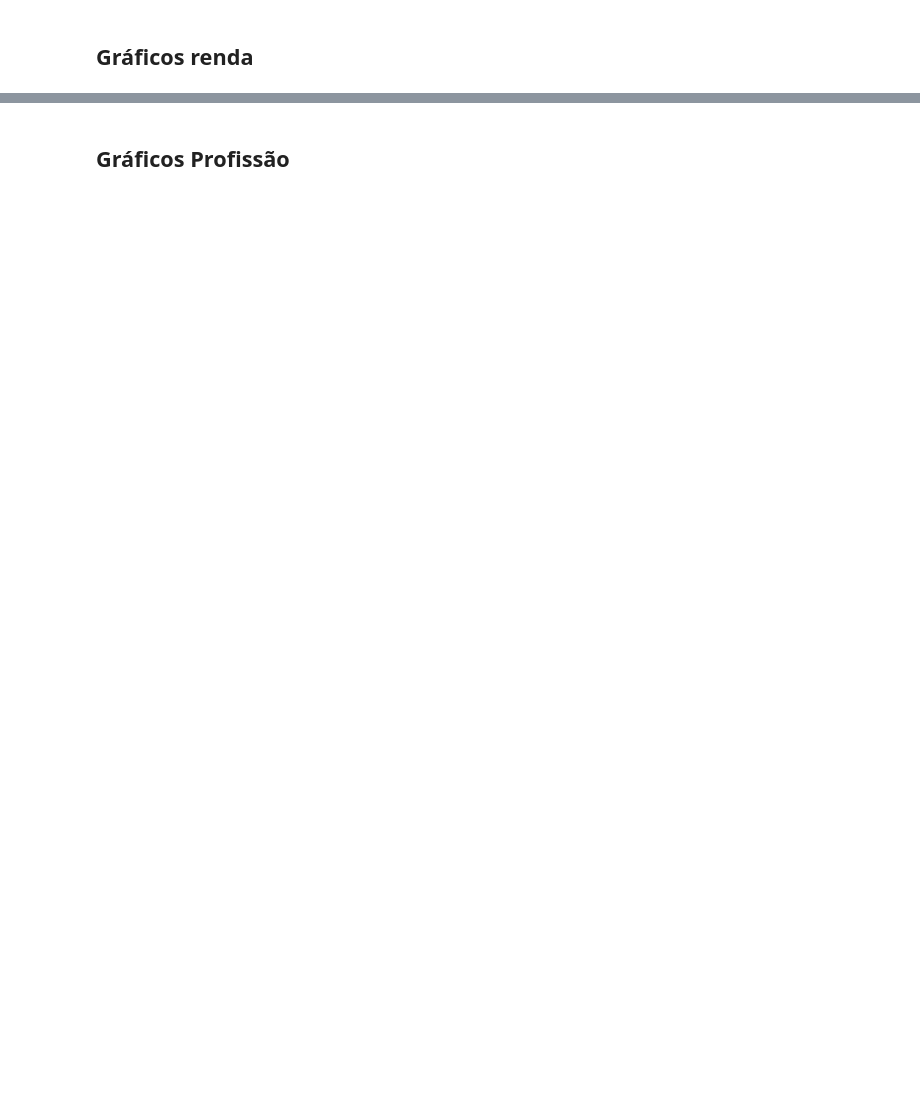
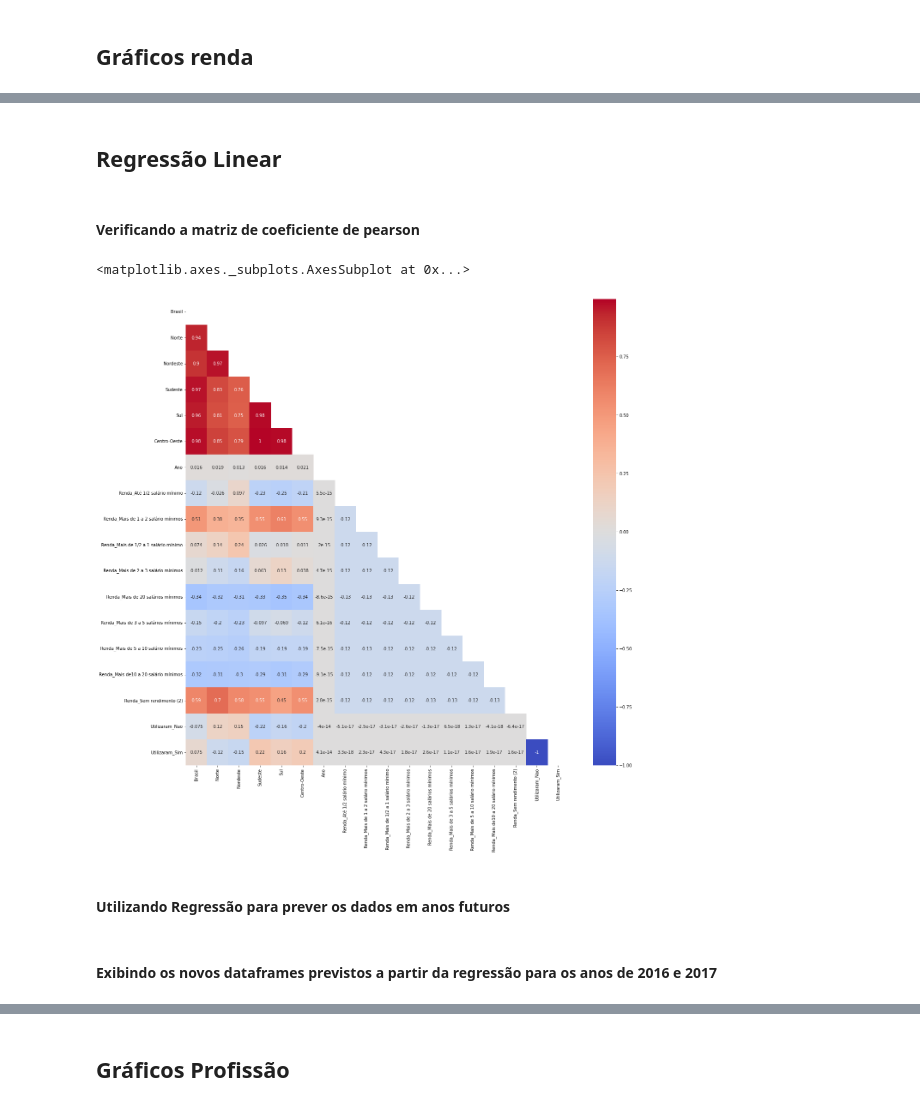
Before and after one commit to saulo-miranda/Projeto-CCF425-Acesso-a-internet-e-posse-de-celular, a Jupyter notebook: TPDADOS_pt2.ipynb, the cells around one changed output, grey strips where cells are left out. Drawn from its saved outputs; the diff is of its cells as text; code cells hidden in the pictures; blank space fills up the shorter version.

```diff
--- a/TPDADOS_pt2.ipynb
+++ b/TPDADOS_pt2.ipynb
@@ -1514,0 +1630,25 @@ plt.show()
+# %% [markdown]
+## Regressão Linear
+# %% [markdown]
+#### Verificando a matriz de coeficiente de pearson
+# %%
+df1 = dfs_renda[0].copy()
+df2 = dfs_renda[1].copy()
+df3 = dfs_renda[2].copy()
+df1.insert(8,"Ano",2013)
+df2.insert(8,"Ano",2014)
+df3.insert(8,"Ano",2015)
+ndf = pd.concat([df1,df2,df3], sort=False)
+temp = ndf.copy()
+temp['Renda'] = ndf['Renda'].astype('category')
+temp['Utilizaram'] = ndf['Utilizaram'].astype('category')
+temp = pd.get_dummies(temp)
+correlation = temp.corr()
+matrix = np.triu(temp.corr())
+plt.figure(figsize=(20,20))
+sns.heatmap(correlation, xticklabels=correlation.columns, yticklabels=correlation.columns, annot=True, center=0, cmap='coolwarm', mask=matrix)
+# %% [output]
+<matplotlib.axes._subplots.AxesSubplot at 0x...>
+[figure, added]
+# %% [markdown]
+#### Utilizando Regressão para prever os dados em anos futuros
@@ -1514,0 +1753,2 @@ plt.show()
+# %% [markdown]
+#### Exibindo os novos dataframes previstos a partir da regressão para os anos de 2016 e 2017
```
Also changed, not shown: parts of 60 cells of this notebook.
